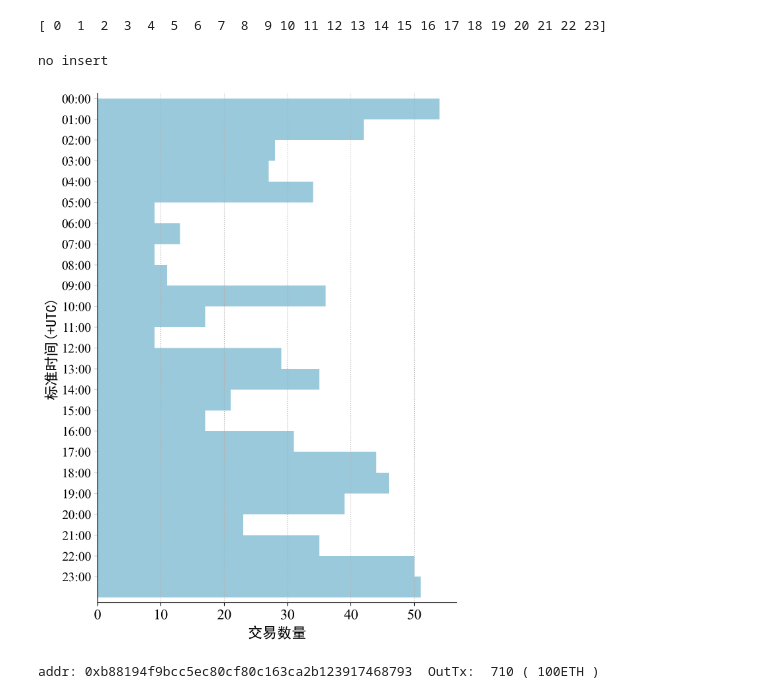
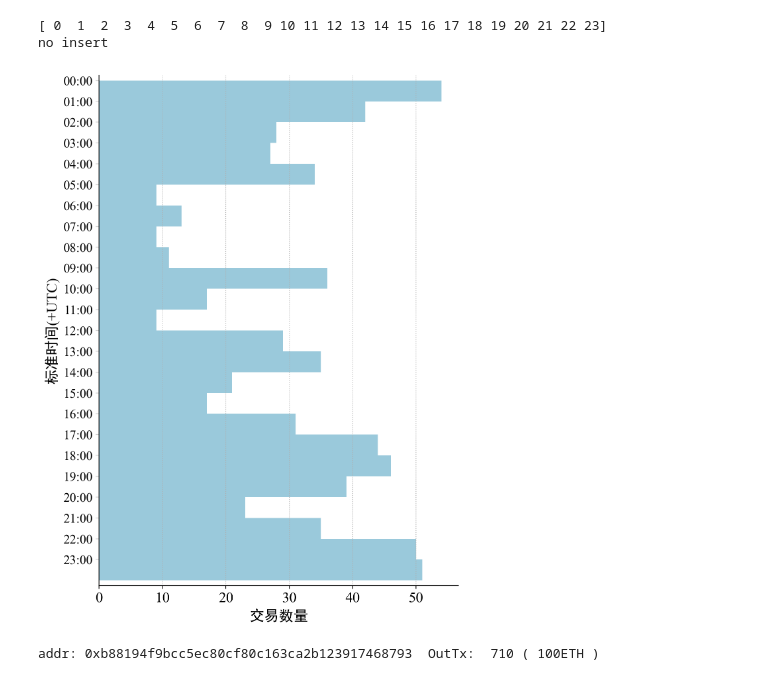
Before and after one commit to Cagayake-1/TornadoCluster, a Jupyter notebook: addrAnalysis.ipynb, the cells around one changed output. Saved outputs shown, nothing was run; the diff lists cells and outputs as text; code cells hidden in the pictures.

```diff
--- a/addrAnalysis.ipynb
+++ b/addrAnalysis.ipynb
@@ -115,13 +97,5 @@ else:
-# %%
-# 设置时刻
-# yStart = cnt.iloc[0].name
-# yEnd = cnt.iloc[cnt.shape[0]-1].name
-
-yIndex = np.arange(0, 24, 1)
-print(yIndex)
-# %% [output]
-[ 0  1  2  3  4  5  6  7  8  9 10 11 12 13 14 15 16 17 18 19 20 21 22 23]
 # %%
+#活跃时间
 txdf['datetime'] = pd.to_datetime(txdf['timeStamp'],unit='s',utc=True)
 cnt = txdf.groupby(pd.Grouper(key='datetime',freq='H')).size().reset_index(name='count')
 time = cnt['datetime'].apply(lambda x: x.strftime('%H'))
@@ -133,6 +107,9 @@ plt.figure(dpi=200,figsize=(7,10))
 width = 1
 color = '#9ac9db'
 align = 'edge'
+
+yIndex = np.arange(0, 24, 1)
+print(yIndex)
 if(cnt.shape[0] ==yIndex.size):
     print("no insert")
     cnt['t'] = cnt['t'].apply(lambda x: str(x).zfill(2)+':00')
@@ -145,33 +122,34 @@ else:
         if(row.name == i):
             continue
         else:
             print(i," ")
             df1 = cnt.iloc[:i,:]
             df2 = cnt.iloc[i:,:]
             add = {i, 0}
             cnt = pd.concat([df1,add,df2])
     cnt['t'] = cnt['t'].apply(lambda x: str(x).zfill(2)+':00')
     cnt = cnt.set_index('t')
     cnt['count'].plot.barh(color=color,width=width,align=align)
 # print(cnt)
 plt.xlabel('交易数量',fontfamily='sans-serif',)
-plt.ylabel('标准时间(+UTC)',fontfamily='sans-serif')
+plt.ylabel('标准时间(+UTC)',fontfamily=['Times New Roman','simhei'])
 plt.grid(axis='x',linestyle=':')
 ax = plt.gca()
 # 翻转y轴
 ax.invert_yaxis()
 ax.tick_params("y",which="major",color='#d0d0d0',labelsize=14)
 
 
 #边框不可见
 ax.spines.right.set_visible(False)
 ax.spines.top.set_visible(False)
 # ax.set_yticks(np.arange(0,21,2),labels=np.arange(0,21,2))
 
 plt.show()
 
 print("addr:",addr," OutTx: ",txdf.shape[0],"(",value,")")
 # %% [output]
+[ 0  1  2  3  4  5  6  7  8  9 10 11 12 13 14 15 16 17 18 19 20 21 22 23]
 no insert
-[figure, old version]
+[figure, new version]
 addr: 0xb88194f9bcc5ec80cf80c163ca2b123917468793  OutTx:  710 ( 100ETH )
```
Also changed, not shown: parts of 3 cells of this notebook, 6 other files.
